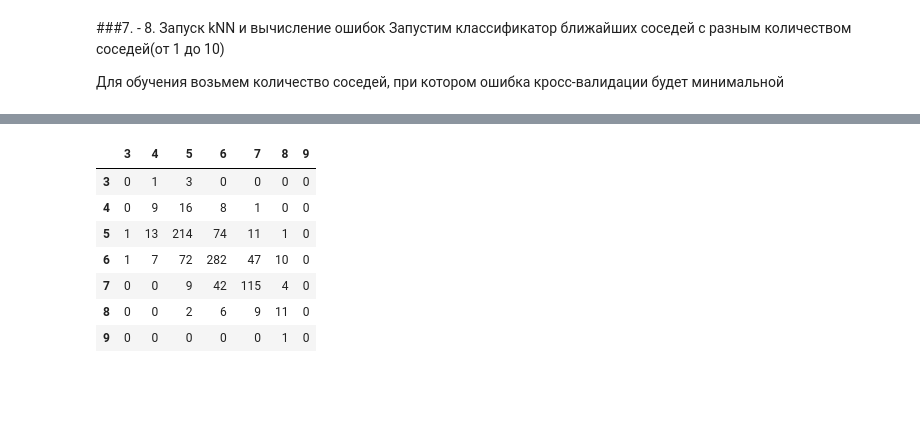
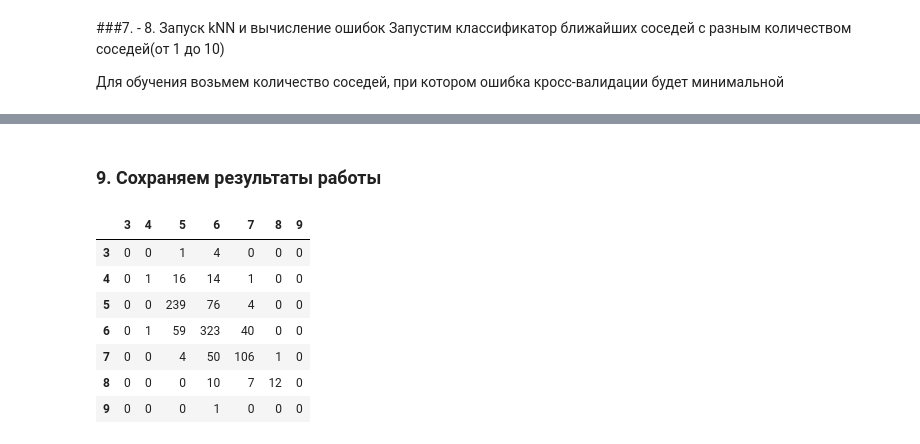
Before and after one commit to Andrei-VGG/WineQuality, a Jupyter notebook: 1.0-avb-WineQuality_clf.ipynb, the cells around one changed output, grey strips where cells are left out. Saved outputs shown, nothing was run; the diff lists cells and outputs as text; code cells hidden in the pictures; blank space fills up the shorter version.

```diff
--- a/1.0-avb-WineQuality_clf.ipynb
+++ b/1.0-avb-WineQuality_clf.ipynb
@@ -185,0 +213,7 @@ dataWONan
+# %%
+# сохраним датасет в бинарном формате экосистемы Apache Hadoop
+dataWONan.to_parquet(DATA_PATH+'/data/intermid/dataWONan.parquet')
+
+# считываем сохраненный очищенный от пропусков датасет
+dataWONan = pd.read_parquet(DATA_PATH+'/data/intermid/dataWONan.parquet')
+dataWONan.head()
@@ -225,3 +266,10 @@ dataWONan_stand.describe()
 | 50% | -1.677731e-01 | -3.011992e-01 | -6.029195e-02 | -5.137764e-01 | -2.581838e-01 | -8.541478e-02 | ... |
 | 75% | 3.715542e-01 | 3.669283e-01 | 4.904739e-01 | 5.583613e-01 | 2.549901e-01 | 5.903060e-01 | ... |
 | max | 6.689389e+00 | 7.534114e+00 | 9.233882e+00 | 1.268823e+01 | 1.582127e+01 | 1.455520e+01 | ... |
+# %%
+# сохраним датасет в бинарном формате экосистемы Apache Hadoop
+dataWONan_stand.to_parquet(DATA_PATH+'/data/intermid/dataWONan_stand.parquet')
+
+# считываем сохраненный нормализованный датасет
+dataWONan_stand = pd.read_parquet(DATA_PATH+'/data/intermid/dataWONan_stand.parquet')
+dataWONan_stand.head()
@@ -231,7 +286,9 @@ dataWONan_stand.describe()
 XWONan = dataWONan_stand
 yWONan = dataWONan['quality']
 # %%
-XWONan_train, XWONan_test, yWONan_train, yWONan_test = train_test_split(XWONan, yWONan, test_size = 0.15, random_state = 404)
+# опция stratify = yWONan использована для представительного включения в выборки различных классов
+XWONan_train, XWONan_test, yWONan_train, yWONan_test = train_test_split(XWONan, yWONan, test_size = 0.15,
+                                                    random_state = 42, stratify = yWONan)
 # %% [markdown]
 ###7. - 8. Запуск kNN и вычисление ошибок
 Запустим классификатор ближайших соседей с разным количеством соседей(от 1 до 10)
@@ -265,12 +375,26 @@ print("Ошибка на тестовой выборке:", err_test)
+# %% [markdown]
+### 9. Сохраняем результаты работы
+# %%
+# save our model on disk
+import pickle
+# Its important to use binary mode
+knnPickle = open(DATA_PATH+'/data/processed/knnpickle_file', 'wb')
+# source, destination
+pickle.dump(knn, knnPickle)
+# close the file
+knnPickle.close()
+# load the model from disk
+knn_saved_model = pickle.load(open(DATA_PATH+'/data/processed/knnpickle_file', 'rb'))
 # %%
-pd.DataFrame(confusion_matrix(yWONan_test, knn.predict(XWONan_test)), index = ['3', '4', '5', '6', '7', '8', '9'],
+# test the saved model
+pd.DataFrame(confusion_matrix(yWONan_test, knn_saved_model.predict(XWONan_test)), index = ['3', '4', '5', '6', '7', '8', '9'],
              columns = ['3', '4', '5', '6', '7', '8', '9'])
 # %% [output]
 |  | 3 | 4 | 5 | 6 | 7 | 8 | 9 |
-| 3 | 0 | 1 | 3 | 0 | 0 | 0 | 0 |
-| 4 | 0 | 9 | 16 | 8 | 1 | 0 | 0 |
-| 5 | 1 | 13 | 214 | 74 | 11 | 1 | 0 |
-| 6 | 1 | 7 | 72 | 282 | 47 | 10 | 0 |
-| 7 | 0 | 0 | 9 | 42 | 115 | 4 | 0 |
-| 8 | 0 | 0 | 2 | 6 | 9 | 11 | 0 |
-| 9 | 0 | 0 | 0 | 0 | 0 | 1 | 0 |
+| 3 | 0 | 0 | 1 | 4 | 0 | 0 | 0 |
+| 4 | 0 | 1 | 16 | 14 | 1 | 0 | 0 |
+| 5 | 0 | 0 | 239 | 76 | 4 | 0 | 0 |
+| 6 | 0 | 1 | 59 | 323 | 40 | 0 | 0 |
+| 7 | 0 | 0 | 4 | 50 | 106 | 1 | 0 |
+| 8 | 0 | 0 | 0 | 10 | 7 | 12 | 0 |
+| 9 | 0 | 0 | 0 | 1 | 0 | 0 | 0 |
```
Also changed, not shown: parts of 30 cells of this notebook, 7 other files.
